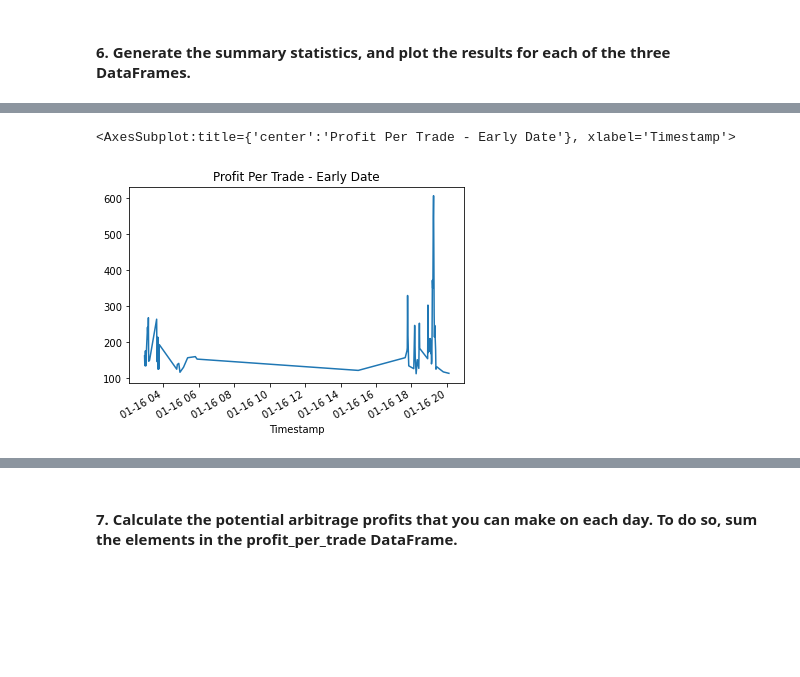
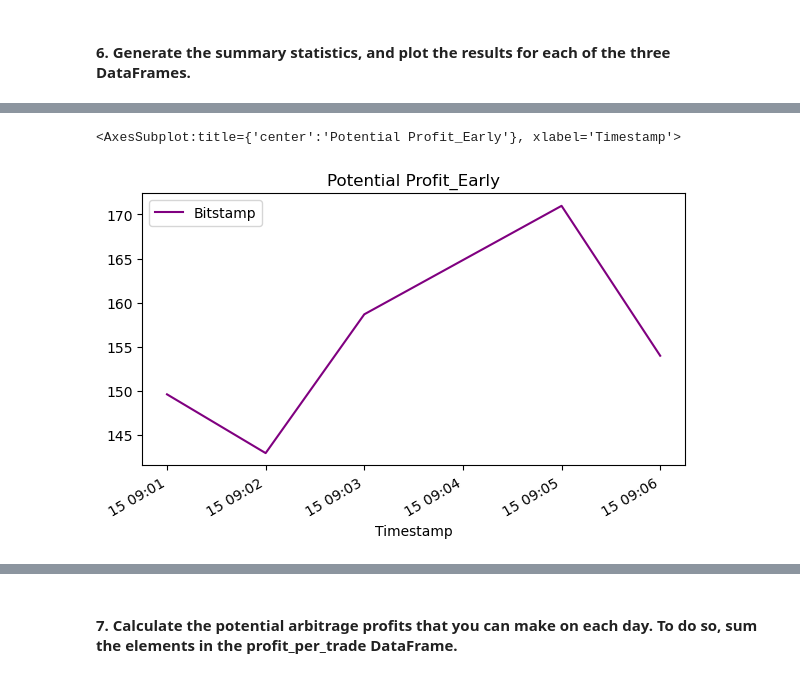
Before and after one commit to mbelld/Week_3_Challenge, a Jupyter notebook: crypto_arbitrage.ipynb, the cells around one changed output, grey strips where cells are left out. Drawn from its saved outputs; the diff is of its cells as text; code cells hidden in the pictures; blank space fills up the shorter version.

```diff
--- a/crypto_arbitrage.ipynb
+++ b/crypto_arbitrage.ipynb
@@ -37,7 +37,7 @@ Instructions.
 # The CSV file is located in the Resources folder.
 # Set the index to the column "Date"
 # Set the parse_dates and infer_datetime_format parameters
-bitstamp = pd.read_csv(Path("../Week-3/Resources/bitstamp.csv"),
+bitstamp = pd.read_csv(Path("../Week_3_Challenge/Resources/bitstamp.csv"),
                        index_col = "Timestamp",
                        parse_dates = True,
                        infer_datetime_format = True)
@@ -61,7 +61,7 @@ bitstamp.head()
 # The CSV file is located in the Resources folder.
 # Set the index to the column "Timestamp"
 # Set the parse_dates and infer_datetime_format parameters
-coinbase = pd.read_csv(Path("../Week-3/Resources/coinbase.csv"),
+coinbase = pd.read_csv(Path("../Week_3_Challenge/Resources/coinbase.csv"),
                        index_col = "Timestamp",
                        parse_dates = True,
                        infer_datetime_format = True)
@@ -567,7 +571,7 @@ Name: Close, dtype: float64
 # %%
 # For the date early in the dataset, calculate the spread returns by dividing the instances when the arbitrage spread is positive (> 0)
 # by the price of Bitcoin from the exchange you are buying on (the lower-priced exchange).
-spread_return_early = arbitrage_spread_early[arbitrage_spread_early > 0] / bitstamp_sliced.loc["2018-01-15"]
+spread_return_early = arbitrage_spread_early[arbitrage_spread_early > 0] / coinbase_sliced.loc["2018-01-15"]
 
 # Review the spread return DataFrame
 spread_return_early.head()
@@ -651,12 +683,12 @@ Name: Close, dtype: float64
 # %%
 # For the date early in the dataset, calculate the potential profit per trade in dollars
 # Multiply the profitable trades by the cost of the Bitcoin that was purchased
-profit_early = # YOUR CODE HERE
+profit_early = spread_return_early[spread_return_early > .01] * coinbase_sliced.loc["2018-01-15" : "2018-01-15"]
 
 # Drop any missing values from the profit DataFrame
-profit_per_trade_early = # YOUR CODE HERE
+profit_per_trade_early = profit_early.dropna()
 
 # View the early profit DataFrame
-# YOUR CODE HERE
+profit_per_trade_early.head()
 # %% [output]
 Timestamp
@@ -690,6 +764,11 @@ Name: Close, dtype: float64
 # %%
 # Plot the results for the early profit per trade DataFrame
-# YOUR CODE HERE
+profit_per_trade_early.plot(
+
+    legend = True, figsize = (7,4),
+    title = "Potential Profit_Early",
+    color = "purple",
+    label = "Bitstamp")
 # %% [output]
-<AxesSubplot:title={'center':'Profit Per Trade - Early Date'}, xlabel='Timestamp'>
+<AxesSubplot:title={'center':'Potential Profit_Early'}, xlabel='Timestamp'>
-[figure, old version]
+[figure, new version]
```
Also changed, not shown: parts of 41 cells of this notebook, 1 other file.
